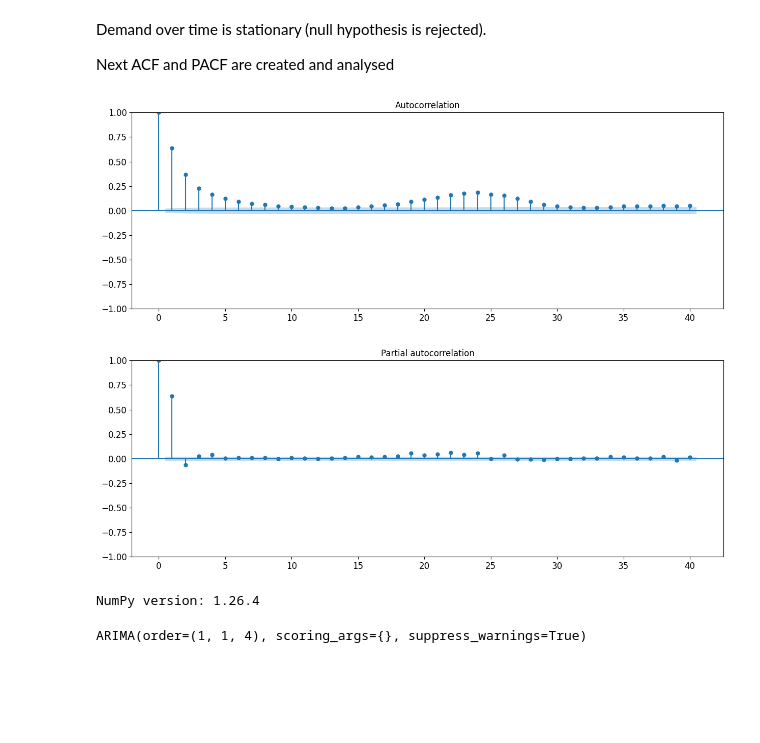
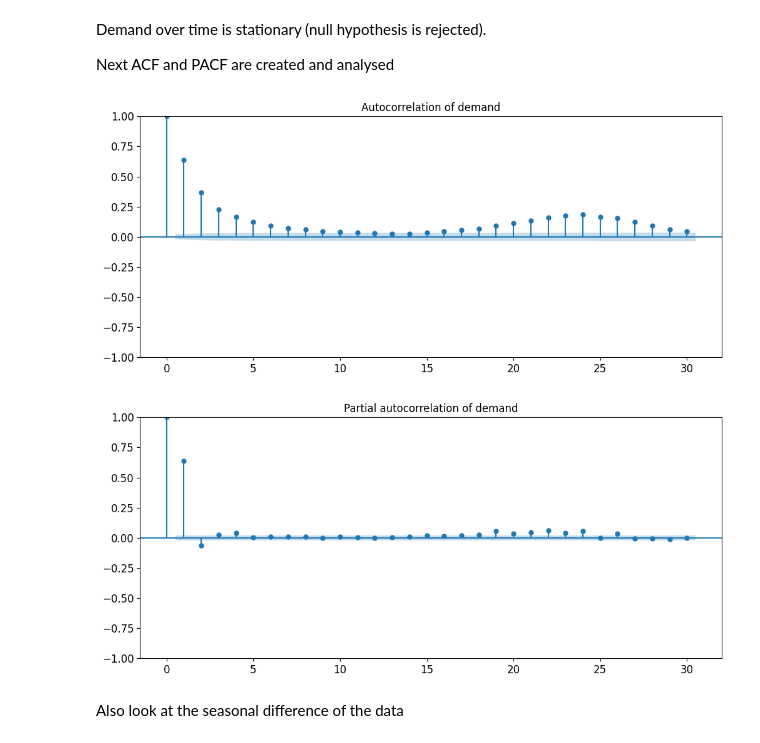
Before and after one commit to niloos/its8080-project-2, a Jupyter notebook: project-2.ipynb, the cells around one changed output. Saved outputs shown, nothing was run; the diff lists cells and outputs as text; code cells hidden in the pictures; blank space fills up the shorter version.

```diff
--- a/project-2.ipynb
+++ b/project-2.ipynb
@@ -3,9 +3,16 @@ import numpy as np
 import pandas as pd
 import matplotlib.pyplot as plt
 import seaborn as sns
-from datetime import datetime, timedelta
+import math
+from datetime import datetime
 from zoneinfo import ZoneInfo
-import math
-from sklearn.preprocessing import minmax_scale
+from statsmodels.tsa.arima.model import ARIMA
+from statsmodels.tsa.statespace.sarimax import SARIMAX
+from sklearn.metrics import mean_absolute_error
+from sklearn.feature_selection import mutual_info_regression
+from statsmodels.tsa.seasonal import seasonal_decompose
+from statsmodels.tsa.stattools import adfuller
+from statsmodels.graphics.tsaplots import plot_acf
+from statsmodels.graphics.tsaplots import plot_pacf
 
-plt.rcParams.update({'font.size': 12})
+plt.rcParams.update({'font.size': 14})
@@ -13,9 +24,10 @@ plt.rcParams.update({'font.size': 12})
 # import dataset
 df_train = pd.read_csv('data/train.csv', delimiter=',', decimal='.')
 
-df_train['time'] = pd.to_datetime(df_train['time'], errors='coerce')
+df_train['time'] = pd.to_datetime(df_train['time'], errors='coerce', utc=True).map(lambda x: x.tz_convert('Europe/Tallinn'))
 
 df_train.set_index('time', inplace=True)
+df_train = df_train.asfreq('h')
 
 df_train.info() # all columns are full except snow and demand
 
@@ -341,5 +387,8 @@ Create new feature: is_weekend
 # %%
 # here we are creating a new feature
+df_train['hour'] = df_train.index.hour
+df_standard['hour'] = df_standard.index.hour
+df_test['hour'] = df_test.index.hour
 # %% [markdown]
 ## Ranking of features
 
@@ -396,33 +442,23 @@ Demand over time is stationary (null hypothesis is rejected).
 
 Next ACF and PACF are created and analysed
 # %%
-import statsmodels.api as sm
-from statsmodels.graphics.tsaplots import plot_acf
-from statsmodels.graphics.tsaplots import plot_pacf
-
-# ACF
-fig = plot_acf(df_train['demand'])
+# ACF -> shows a small seasonal correlation
+fig = plot_acf(df_train['demand'], lags=30)
 plt.xticks(fontsize=12)
 plt.yticks(fontsize=12)
-plt.title ('Autocorrelation', fontsize=12)
-fig.set_size_inches((15, 5))
+plt.title ('Autocorrelation of demand', fontsize=12)
+fig.set_size_inches((12, 5))
+plt.savefig("diagrams/acf.pdf")
 
 # PACF
-fig = plot_pacf(df_train['demand'])
+fig = plot_pacf(df_train['demand'], lags=30)
 plt.xticks(fontsize=12)
 plt.yticks(fontsize=12)
-plt.title('Partial autocorrelation', fontsize=12)
-fig.set_size_inches((15, 5))
-
-# WHAT IS WITH DIFFERENCE? (@TODO)
+plt.title('Partial autocorrelation of demand', fontsize=12)
+fig.set_size_inches((12, 5))
+plt.savefig("diagrams/pacf.pdf")
 # %% [output]
-[figure, old version]
+[figure, new version]
-[figure, old version]
+[figure, new version]
-# %%
-print(f"NumPy version: {np.__version__}")
-import pmdarima as pm
-auto_arima = pm.auto_arima(df_train['demand'], stepwise=False, seasonal=False)
-auto_arima
-# %% [output]
-NumPy version: 1.26.4
-ARIMA(order=(1, 1, 4), scoring_args={}, suppress_warnings=True)
+# %% [markdown]
+Also look at the seasonal difference of the data
```
Also changed, not shown: parts of 38 cells of this notebook, 12 other files.
